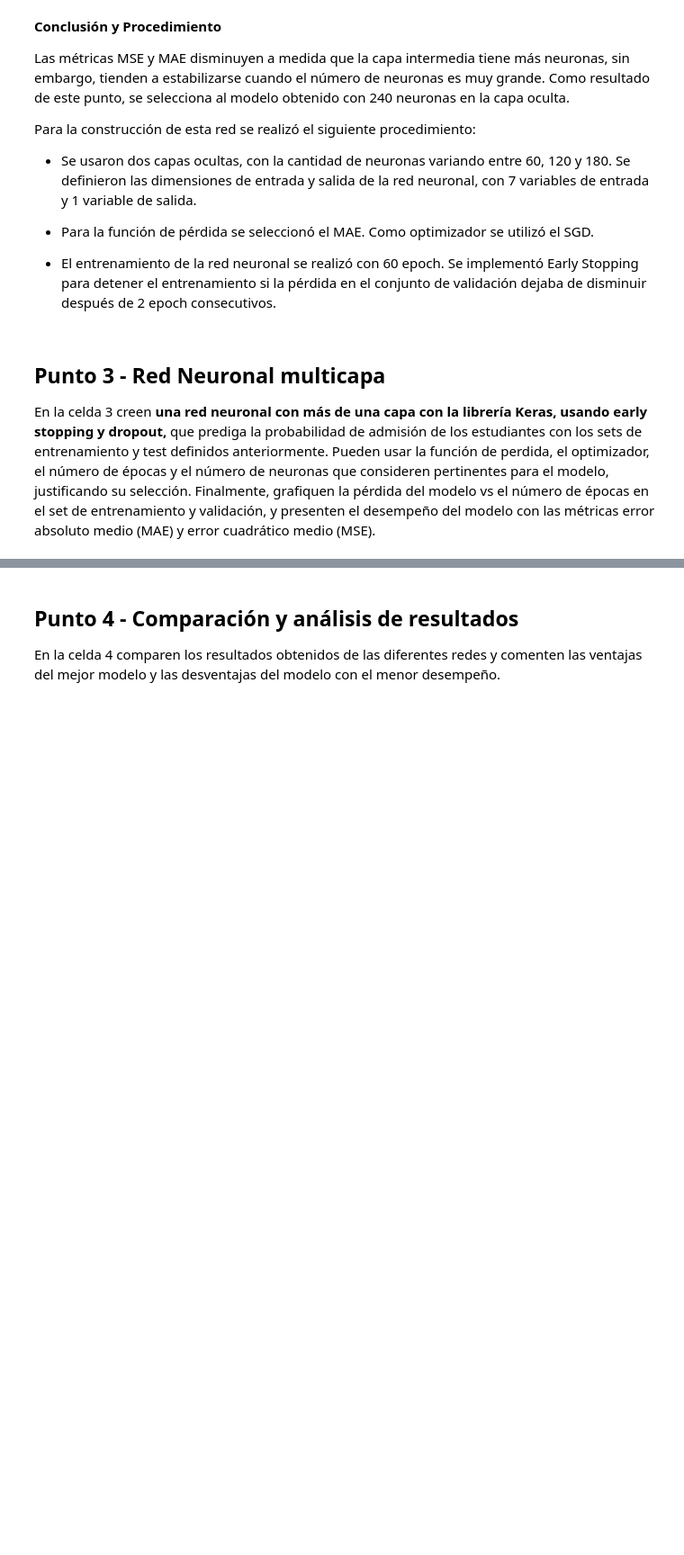
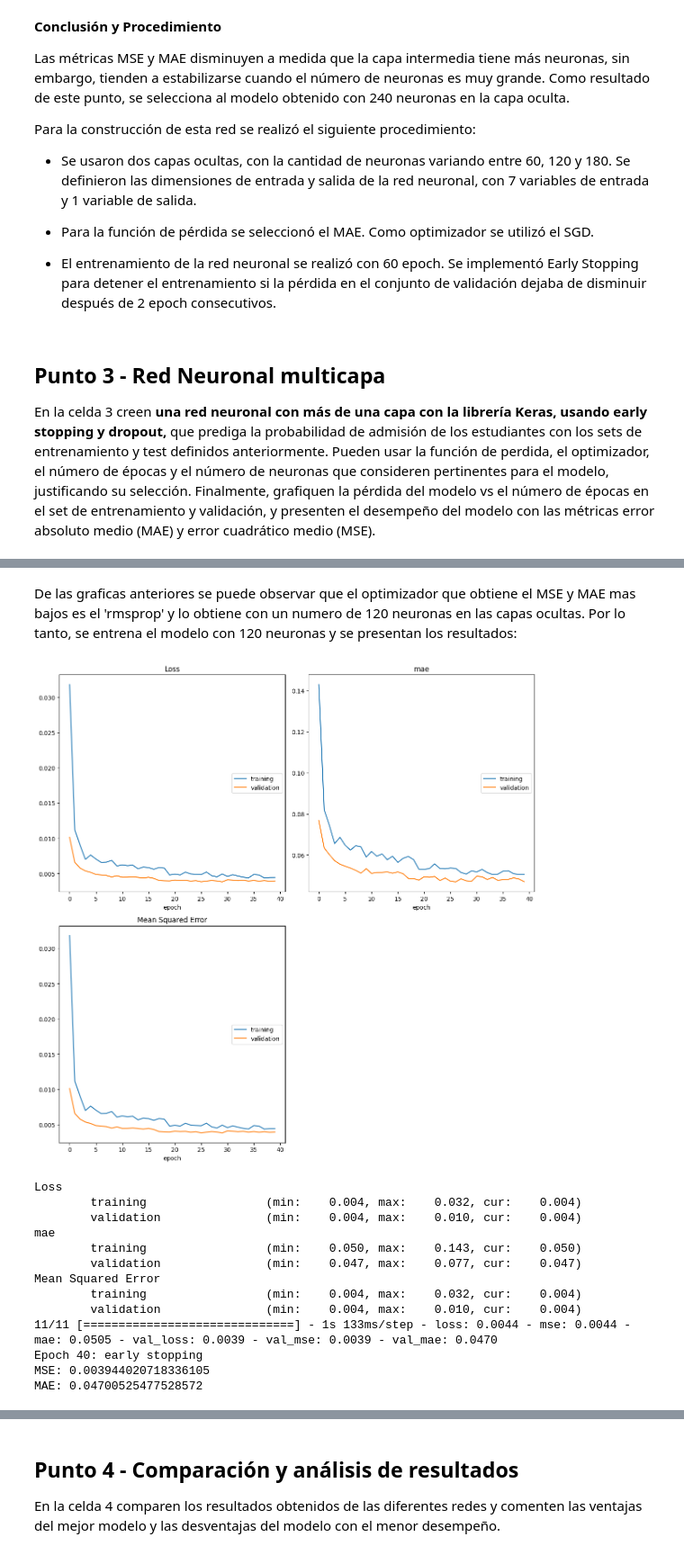
Before and after one commit to edgarango/MIAD_NLP_2024, a Jupyter notebook: S6TC1_Redes_Neuronales.ipynb, the cells around one changed output, grey strips where cells are left out. Shown: that part at 90% size. Saved outputs shown, nothing was run; the diff lists cells and outputs as text; code cells hidden in the pictures; blank space fills up the shorter version.

```diff
--- a/S6TC1_Redes_Neuronales.ipynb
+++ b/S6TC1_Redes_Neuronales.ipynb
@@ -436,0 +632,50 @@ En la celda 3 creen **una red neuronal con más de una capa con la librería Ker
+# %% [markdown]
+De las graficas anteriores se puede observar que el optimizador que obtiene el MSE y MAE mas bajos es el 'rmsprop' y lo obtiene con un numero de 120 neuronas en las capas ocultas. Por lo tanto, se entrena el modelo con 120 neuronas y se presentan los resultados:
+# %%
+# Escalar datos
+scaler = StandardScaler()
+xTrain_scaled = scaler.fit_transform(xTrain)
+xTest_scaled = scaler.transform(xTest)
+
+K.clear_session()  # Limpiar la sesión de Keras
+
+# Definición del modelo
+model_3 = Sequential([
+  Dense(120, input_shape=(xTrain_scaled.shape[1],), activation='relu'),
+  Dropout(0.5),
+  Dense(120, activation='relu'),
+  Dropout(0.3),
+  Dense(120, activation='relu'),
+  Dropout(0.2),
+  Dense(1, activation='sigmoid')
+])
+
+# Compilación del modelo
+model_3.compile(optimizer='rmsprop', loss='mean_squared_error', metrics=['mse', 'mae'])
+
+# Early stopping
+early_stopping = EarlyStopping(monitor='val_loss', patience=10, verbose=1)
+
+# Entrenamiento del modelo
+history = model_3.fit(xTrain_scaled, yTrain, epochs=100, validation_data=(xTest_scaled, yTest),
+                      callbacks=[early_stopping, PlotLossesKeras()])
+
+# Evaluación del modelo
+loss, mse, mae = model_3.evaluate(xTest_scaled, yTest, verbose=0)
+print("MSE:", mse)
+print("MAE:", mae)
+# %% [output]
+[figure, added]
+Loss
+        training                 (min:    0.004, max:    0.032, cur:    0.004)
+        validation               (min:    0.004, max:    0.010, cur:    0.004)
+mae
+        training                 (min:    0.050, max:    0.143, cur:    0.050)
+        validation               (min:    0.047, max:    0.077, cur:    0.047)
+Mean Squared Error
+        training                 (min:    0.004, max:    0.032, cur:    0.004)
+        validation               (min:    0.004, max:    0.010, cur:    0.004)
+11/11 [==============================] - 1s 133ms/step - loss: 0.0044 - mse: 0.0044 - mae: 0.0505 - val_loss: 0.0039 - val_mse: 0.0039 - val_mae: 0.0470
+Epoch 40: early stopping
+MSE: 0.003944020718336105
+MAE: 0.04700525477528572
```
Also changed, not shown: parts of 10 cells of this notebook.
